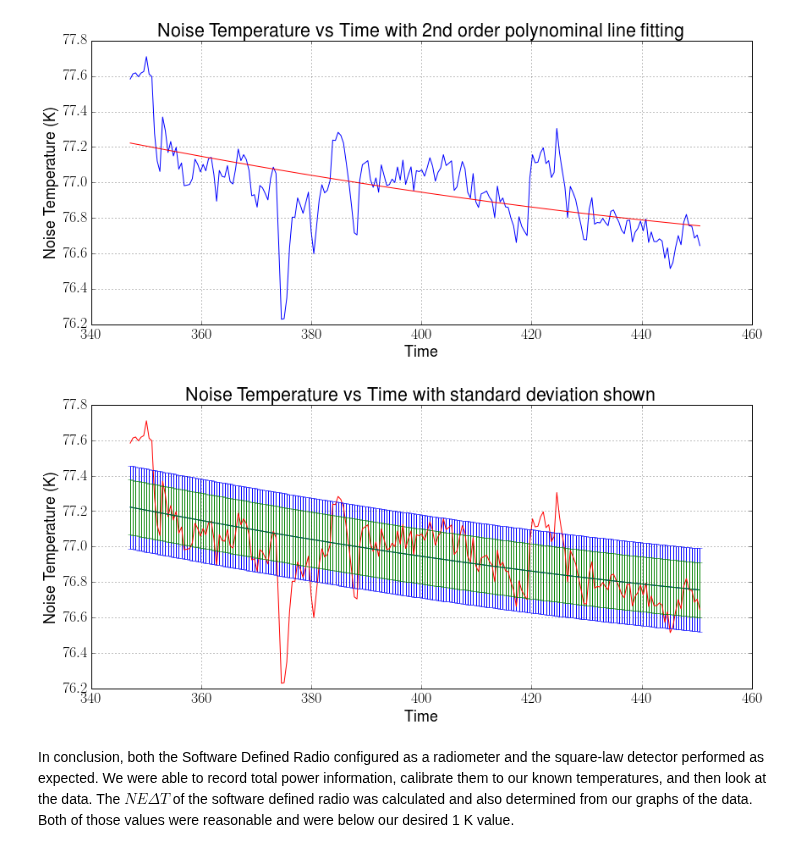
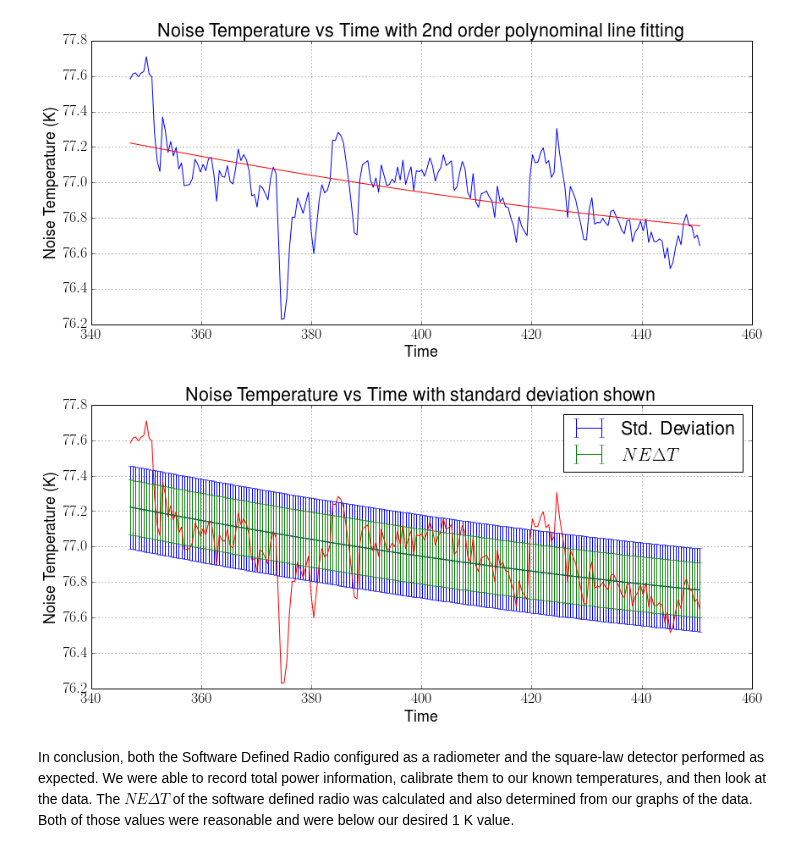
Before and after one commit to matgyver/Radiometer-SDR-Thesis, a Jupyter notebook: Experiments/Exp1/radiometer_experiment_1.ipynb, the cells around one changed output. Drawn from its saved outputs; the diff is of its cells as text; code cells hidden in the pictures.

```diff
--- a/Experiments/Exp1/radiometer_experiment_1.ipynb
+++ b/Experiments/Exp1/radiometer_experiment_1.ipynb
@@ -446,16 +446,17 @@ fig.savefig("std_dev_fitline.png", dpi=300)
 # %%
 fig = plt.figure(figsize=(14,6), dpi=300)
 b = p[0]*y*y+p[1]*y+p[2]
 plot(y,g,'r-')
-errorbar(y,b,stdsdr)
-errorbar(y,b,NEAT_SDR,ecolor='g')
+errorbar(y,b,stdsdr,label='Std. Deviation')
+errorbar(y,b,NEAT_SDR,ecolor='g', label='$NE\Delta T$')
 xlabel('Time')
 ylabel('Noise Temperature (K)')
 title('Noise Temperature vs Time with standard deviation shown')
 grid(True)
+legend(loc='upper right')
 fig.savefig("std_dev_errbar.pdf", dpi=300)
 fig.savefig("std_dev_errbar.png", dpi=300)
 # %% [output]
-[figure, old version]
+[figure, new version]
 # %% [markdown]
 In conclusion, both the Software Defined Radio configured as a radiometer and the square-law detector performed as expected.  We were able to record total power information, calibrate them to our known temperatures, and then look at the data.  The $NE\Delta T$ of the software defined radio was calculated and also determined from our graphs of the data.  Both of those values were reasonable and were below our desired 1 K value.
```
Also changed, not shown: 49 other files.
